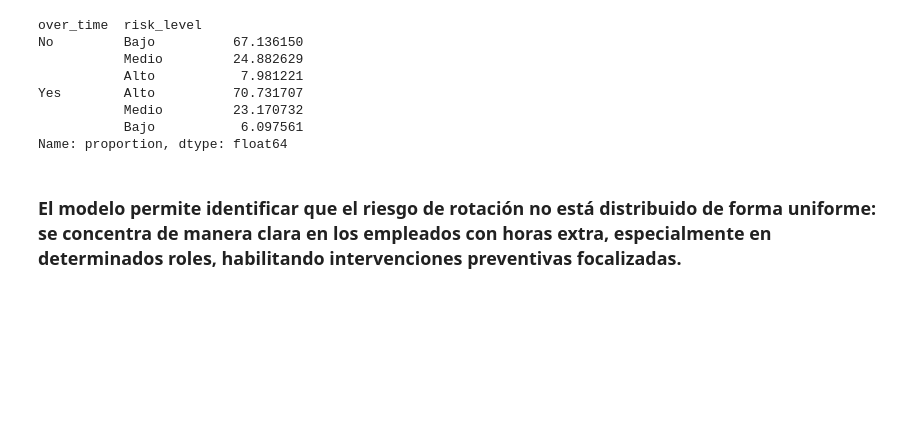
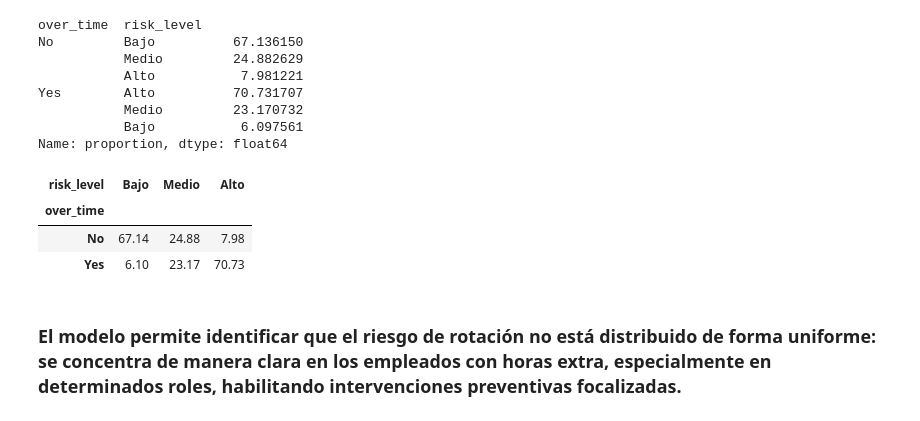
Before and after one commit to juliaisidroj/-project-da-promo-59-modulo-3-team-1, a Jupyter notebook: notebooks/Mati_modelo_predictivo.ipynb, the cells around one changed output. Cells and saved outputs as stored; diff of their text form; code cells hidden in the pictures; blank space fills up the shorter version.

```diff
--- a/notebooks/Mati_modelo_predictivo.ipynb
+++ b/notebooks/Mati_modelo_predictivo.ipynb
@@ -496,6 +496,18 @@ Yes        Alto          70.731707
            Medio         23.170732
            Bajo           6.097561
 Name: proportion, dtype: float64
+# %%
+tabla_riesgo = (
+    pd.crosstab(risk_df["over_time"], risk_df["risk_level"], normalize="index") * 100
+).round(2)
+
+tabla_riesgo = tabla_riesgo[["Bajo", "Medio", "Alto"]]
+tabla_riesgo
+# %% [output]
+| risk_level | Bajo | Medio | Alto |
+| over_time |  |  |  |
+| No | 67.14 | 24.88 | 7.98 |
+| Yes | 6.10 | 23.17 | 70.73 |
 # %% [markdown]
 ### El modelo permite identificar que el riesgo de rotación no está distribuido de forma uniforme: se concentra de manera clara en los empleados con horas extra, especialmente en determinados roles, habilitando intervenciones preventivas focalizadas.
 # %%
```
